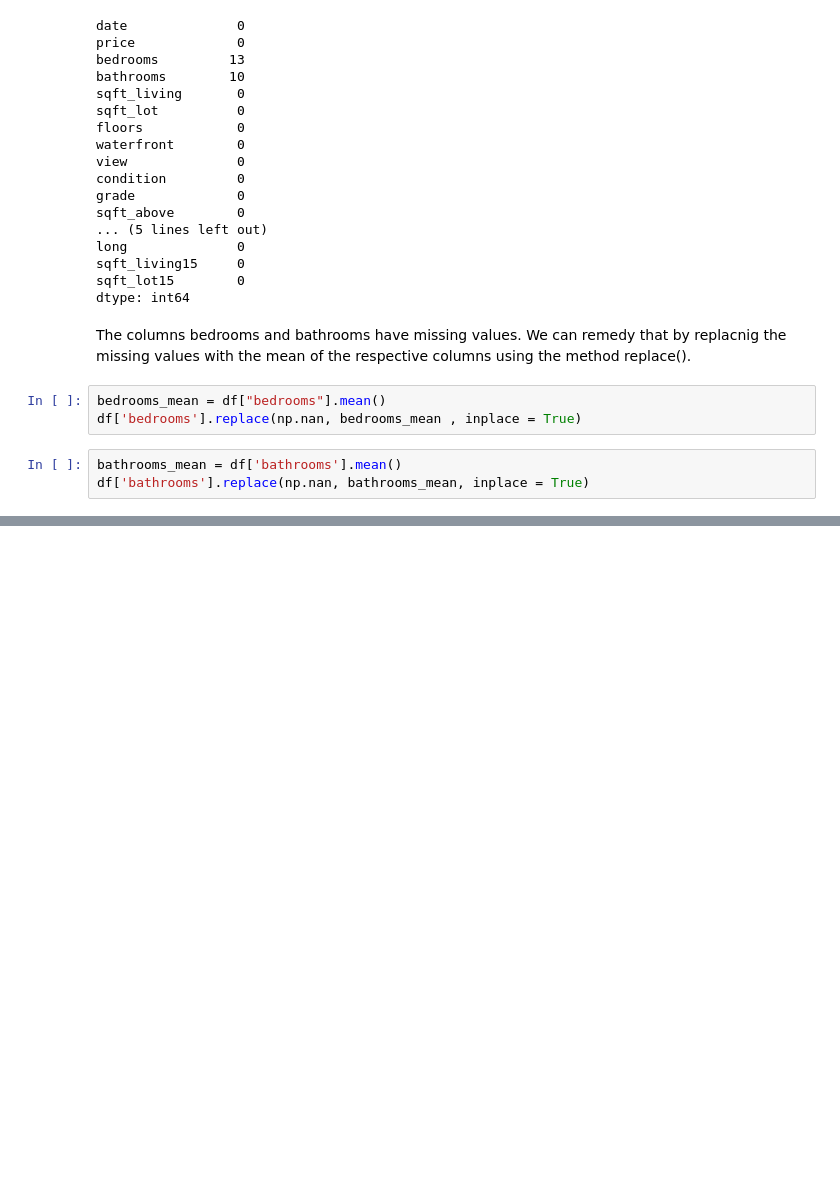
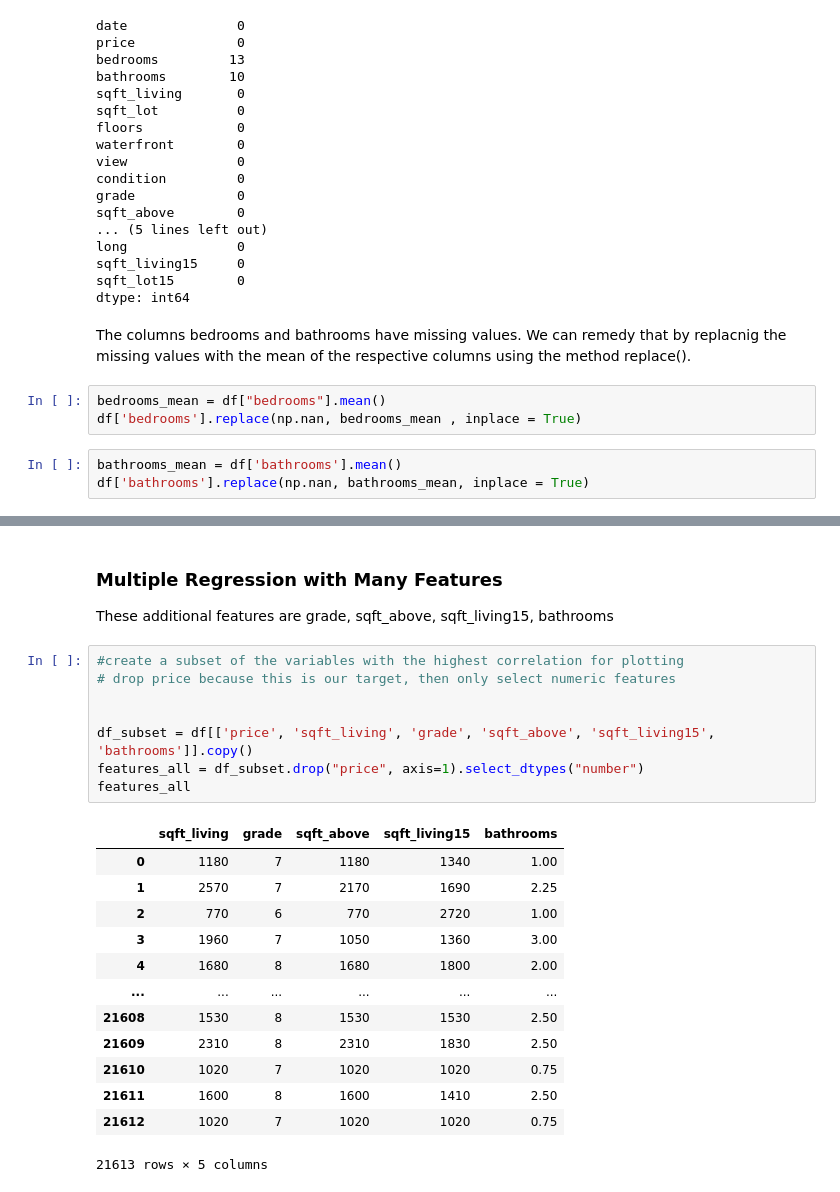
Before and after one commit to sophia14324/dsc-phase-2-project-v2-3, a Jupyter notebook: student.ipynb, the cells around one changed output, grey strips where cells are left out. Saved outputs shown, nothing was run; the diff lists cells and outputs as text; blank space fills up the shorter version.

```diff
--- a/student.ipynb
+++ b/student.ipynb
@@ -116,0 +198,26 @@ df['bathrooms'].replace(np.nan, bathrooms_mean, inplace = True)
+# %% [markdown]
+### Multiple Regression with Many Features
+
+These additional features are grade, sqft_above, sqft_living15, bathrooms
+# %%
+#create a subset of the variables with the highest correlation for plotting
+# drop price because this is our target, then only select numeric features
+
+
+df_subset = df[['price', 'sqft_living', 'grade', 'sqft_above', 'sqft_living15', 'bathrooms']].copy()
+features_all = df_subset.drop("price", axis=1).select_dtypes("number")
+features_all
+# %% [output]
+|  | sqft_living | grade | sqft_above | sqft_living15 | bathrooms |
+| 0 | 1180 | 7 | 1180 | 1340 | 1.00 |
+| 1 | 2570 | 7 | 2170 | 1690 | 2.25 |
+| 2 | 770 | 6 | 770 | 2720 | 1.00 |
+| 3 | 1960 | 7 | 1050 | 1360 | 3.00 |
+| 4 | 1680 | 8 | 1680 | 1800 | 2.00 |
+| ... | ... | ... | ... | ... | ... |
+| 21608 | 1530 | 8 | 1530 | 1530 | 2.50 |
+| 21609 | 2310 | 8 | 2310 | 1830 | 2.50 |
+| 21610 | 1020 | 7 | 1020 | 1020 | 0.75 |
+| 21611 | 1600 | 8 | 1600 | 1410 | 2.50 |
+| 21612 | 1020 | 7 | 1020 | 1020 | 0.75 |
+21613 rows × 5 columns
```
Also changed, not shown: parts of 16 cells of this notebook.
